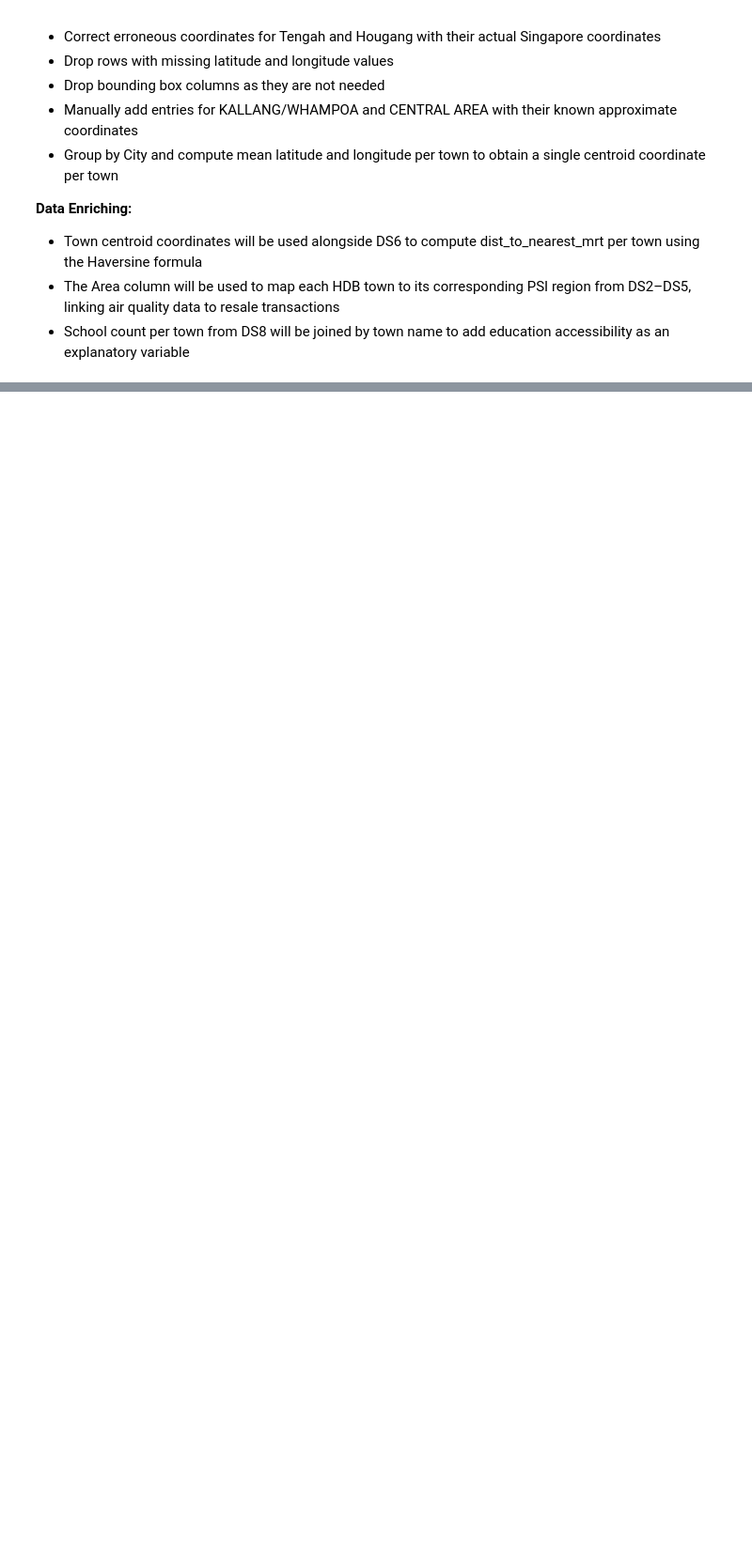
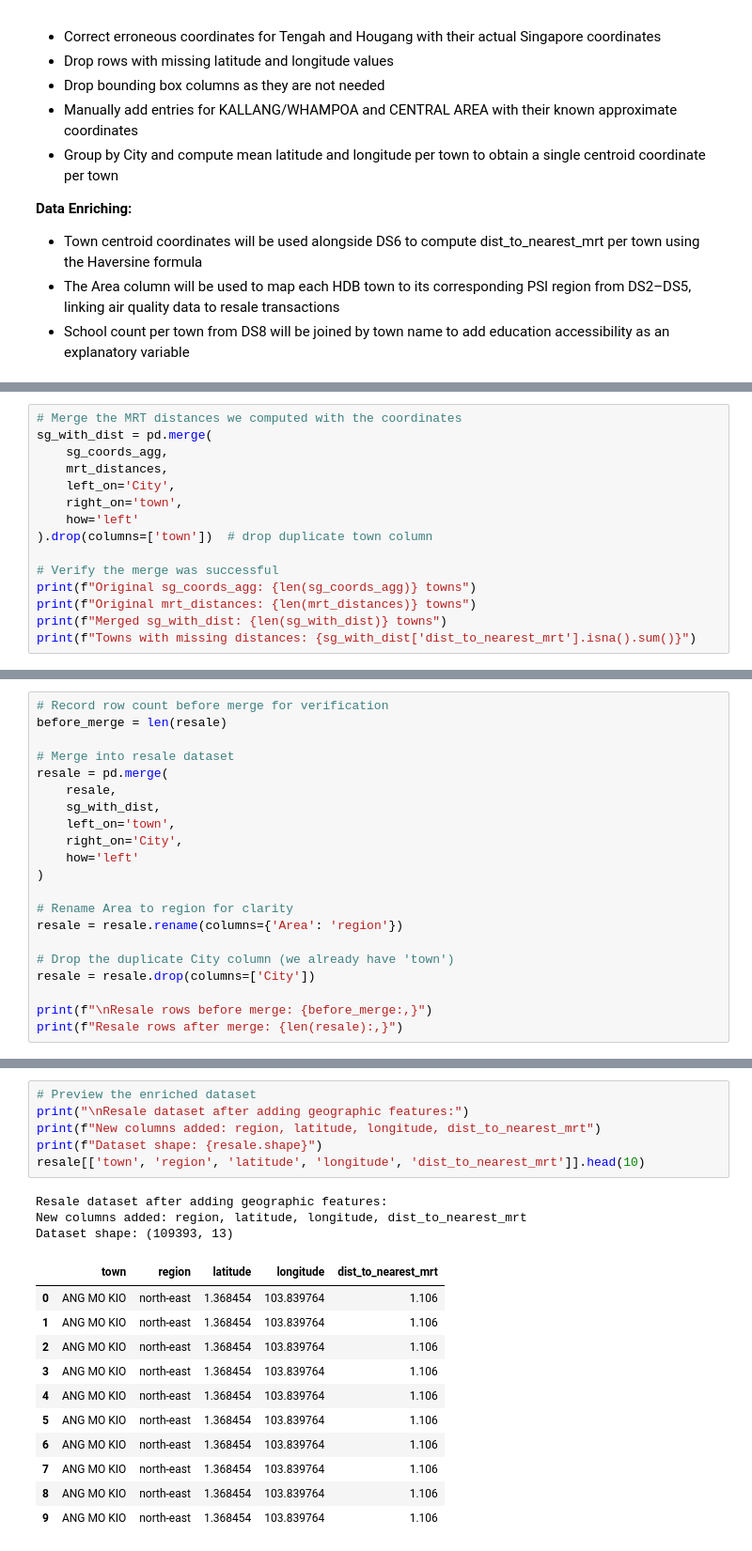
Before and after one commit to ngzhiwei517/HDB-Resale-Price-Analysis-project, a Jupyter notebook: SC3021_Group_4.ipynb, the cells around one changed output, grey strips where cells are left out. Shown at 94% size. Cells and saved outputs as stored; diff of their text form; blank space fills up the shorter version.

```diff
--- a/SC3021_Group_4.ipynb
+++ b/SC3021_Group_4.ipynb
@@ -1136,0 +1875,15 @@ For each individual operation (task), briefly describe what it does using terms
+# %%
+# Merge the MRT distances we computed with the coordinates
+sg_with_dist = pd.merge(
+    sg_coords_agg,
+    mrt_distances,
+    left_on='City',
+    right_on='town',
+    how='left'
+).drop(columns=['town'])  # drop duplicate town column
+
+# Verify the merge was successful
+print(f"Original sg_coords_agg: {len(sg_coords_agg)} towns")
+print(f"Original mrt_distances: {len(mrt_distances)} towns")
+print(f"Merged sg_with_dist: {len(sg_with_dist)} towns")
+print(f"Towns with missing distances: {sg_with_dist['dist_to_nearest_mrt'].isna().sum()}")
@@ -1136,0 +1899,21 @@ For each individual operation (task), briefly describe what it does using terms
+# %%
+# Record row count before merge for verification
+before_merge = len(resale)
+
+# Merge into resale dataset
+resale = pd.merge(
+    resale,
+    sg_with_dist,
+    left_on='town',
+    right_on='City',
+    how='left'
+)
+
+# Rename Area to region for clarity
+resale = resale.rename(columns={'Area': 'region'})
+
+# Drop the duplicate City column (we already have 'town')
+resale = resale.drop(columns=['City'])
+
+print(f"\nResale rows before merge: {before_merge:,}")
+print(f"Resale rows after merge: {len(resale):,}")
@@ -1136,0 +1925,21 @@ For each individual operation (task), briefly describe what it does using terms
+# %%
+# Preview the enriched dataset
+print("\nResale dataset after adding geographic features:")
+print(f"New columns added: region, latitude, longitude, dist_to_nearest_mrt")
+print(f"Dataset shape: {resale.shape}")
+resale[['town', 'region', 'latitude', 'longitude', 'dist_to_nearest_mrt']].head(10)
+# %% [output]
+Resale dataset after adding geographic features:
+New columns added: region, latitude, longitude, dist_to_nearest_mrt
+Dataset shape: (109393, 13)
+|  | town | region | latitude | longitude | dist_to_nearest_mrt |
+| 0 | ANG MO KIO | north-east | 1.368454 | 103.839764 | 1.106 |
+| 1 | ANG MO KIO | north-east | 1.368454 | 103.839764 | 1.106 |
+| 2 | ANG MO KIO | north-east | 1.368454 | 103.839764 | 1.106 |
+| 3 | ANG MO KIO | north-east | 1.368454 | 103.839764 | 1.106 |
+| 4 | ANG MO KIO | north-east | 1.368454 | 103.839764 | 1.106 |
+| 5 | ANG MO KIO | north-east | 1.368454 | 103.839764 | 1.106 |
+| 6 | ANG MO KIO | north-east | 1.368454 | 103.839764 | 1.106 |
+| 7 | ANG MO KIO | north-east | 1.368454 | 103.839764 | 1.106 |
+| 8 | ANG MO KIO | north-east | 1.368454 | 103.839764 | 1.106 |
+| 9 | ANG MO KIO | north-east | 1.368454 | 103.839764 | 1.106 |
```
Also changed, not shown: parts of 222 cells of this notebook.
